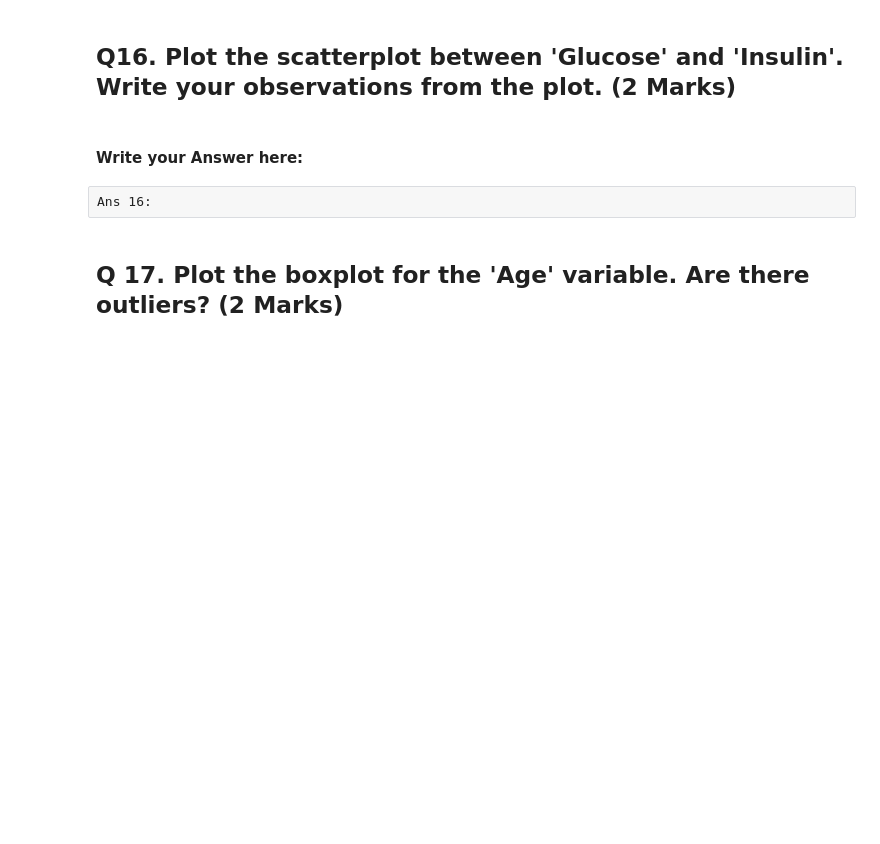
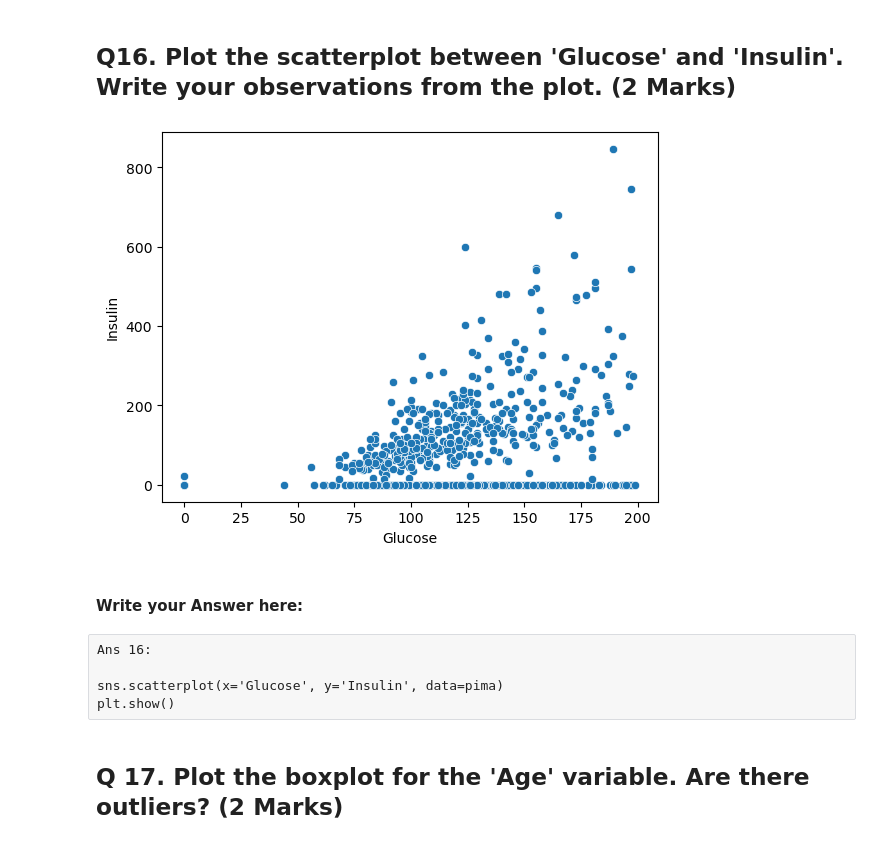
Before and after one commit to MikkoDT/MSAI516_Advanced_Programming_Language, a Jupyter notebook: Finals/MSAI_516_Project_Diabetes_Analysis.ipynb, the cells around one changed output. Saved outputs shown, nothing was run; the diff lists cells and outputs as text; code cells hidden in the pictures; blank space fills up the shorter version.

```diff
--- a/Finals/MSAI_516_Project_Diabetes_Analysis.ipynb
+++ b/Finals/MSAI_516_Project_Diabetes_Analysis.ipynb
@@ -359,12 +364,17 @@ Ans 15:
 # %%
 #remove _____ & write the appropriate function name
 
-sns._______(x='Glucose',y='Insulin',data=pima)
-plt.show(
+sns.scatterplot(x='Glucose', y='Insulin', data=pima)
+plt.show()
+# %% [output]
+[figure, added]
 # %% [markdown]
 #### Write your Answer here:
-# %% [raw]
-Ans 16:
+# %% [raw]
+Ans 16:
+
+sns.scatterplot(x='Glucose', y='Insulin', data=pima)
+plt.show()
 # %% [markdown]
 ## Q 17. Plot the boxplot for the 'Age' variable. Are there outliers? (2 Marks)
 # %%
```
Also changed, not shown: parts of 19 cells of this notebook, 1 other file.
